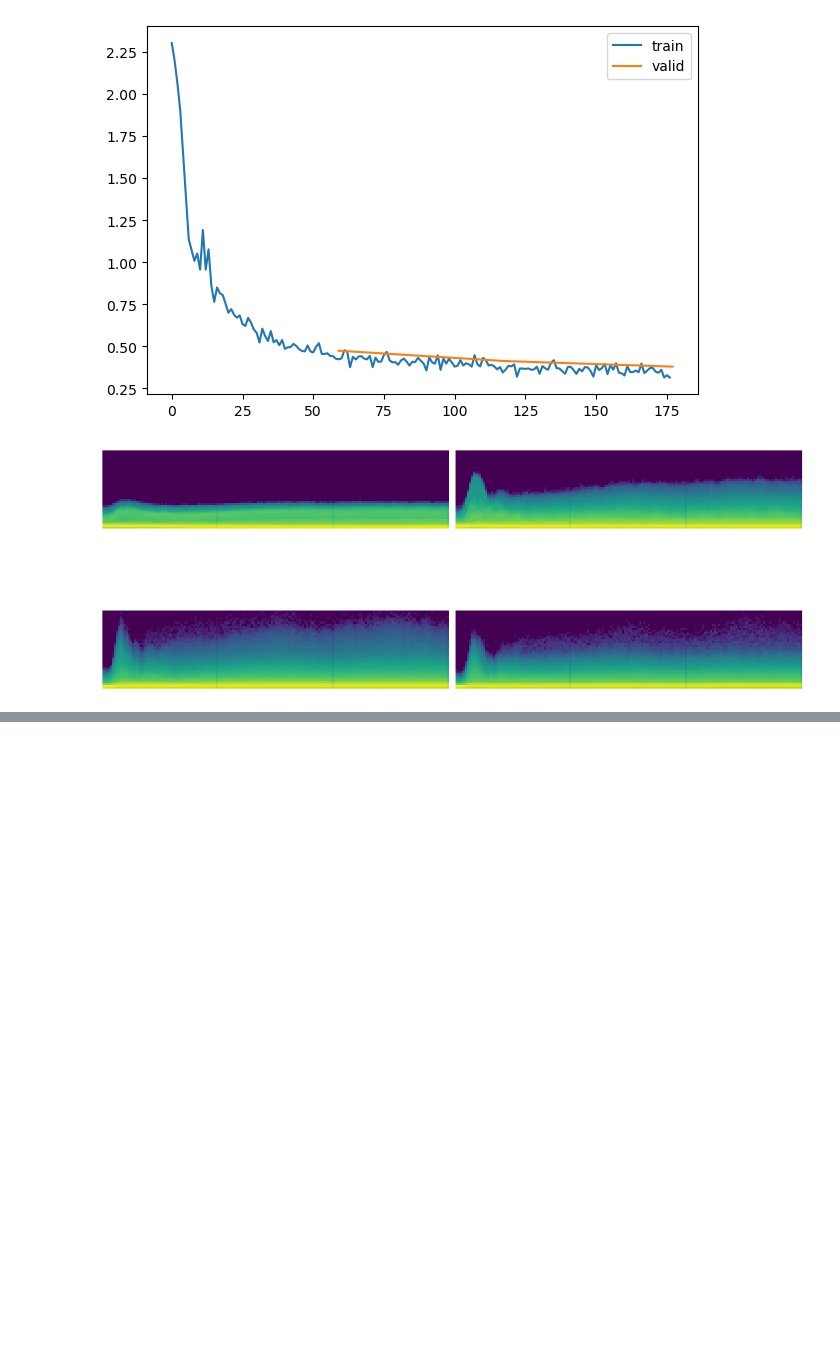
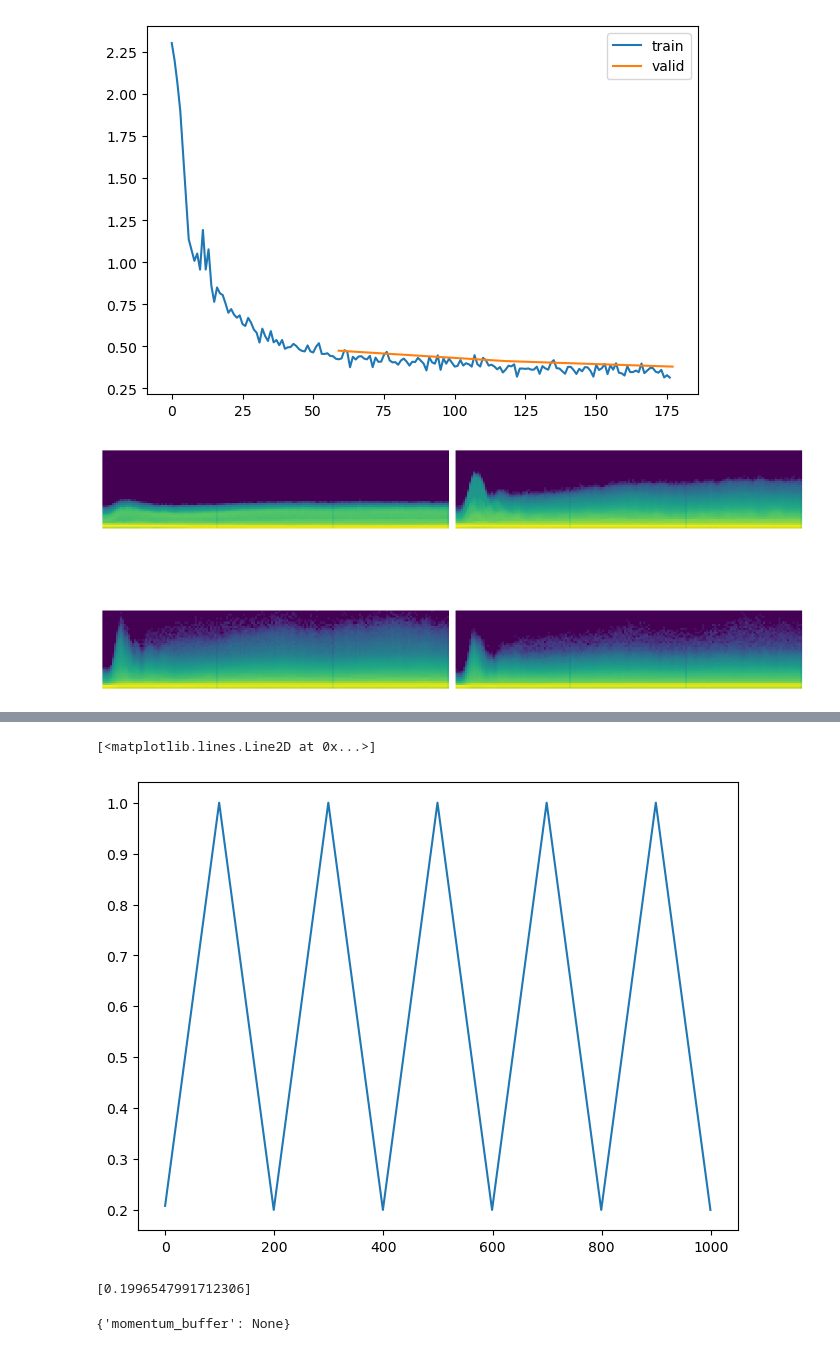
Before and after one commit to tom-pollak/tinyai, a Jupyter notebook: nbs/12_accel_sgd.ipynb, the cells around one changed output, grey strips where cells are left out. Drawn from its saved outputs; the diff is of its cells as text; code cells hidden in the pictures; blank space fills up the shorter version.

```diff
--- a/nbs/12_accel_sgd.ipynb
+++ b/nbs/12_accel_sgd.ipynb
@@ -114,0 +149,25 @@ astats.color_dim()
+# %%
+opt = learn.opt
+sched = lr_scheduler.CosineAnnealingLR(opt, 5)
+sched = lr_scheduler.CyclicLR(opt, 0.2, 1, 100)
+# %%
+lrs = []
+for i in range(1000):
+    opt.step()
+    sched.step()
+    lrs.append(sched.get_last_lr())
+
+import matplotlib.pyplot as plt
+plt.plot(lrs)
+# %% [output]
+[<matplotlib.lines.Line2D at 0x...>]
+[figure, added]
+# %%
+sched.step()
+sched.get_lr()
+# %% [output]
+[0.1996547991712306]
+# %%
+sched.optimizer.state[next(iter(learn.model.parameters()))]
+# %% [output]
+{'momentum_buffer': None}
```
Also changed, not shown: parts of 16 cells of this notebook, 17 other files.
